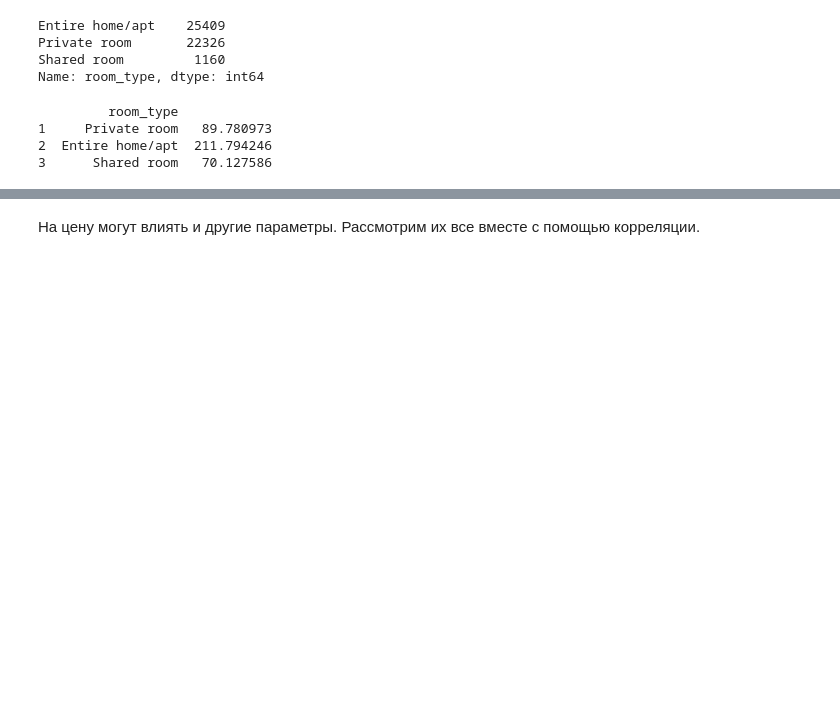
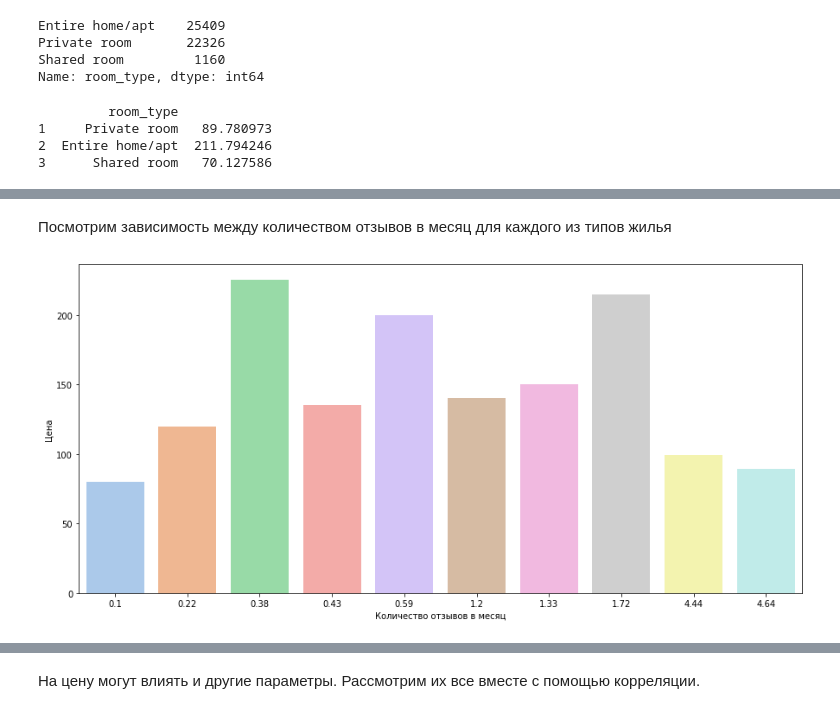
Before and after one commit to mimasliakova/Airbnb-analysis, a Jupyter notebook: Airbnb dataset analysis.ipynb, the cells around one changed output, grey strips where cells are left out. Saved outputs shown, nothing was run; the diff lists cells and outputs as text; code cells hidden in the pictures; blank space fills up the shorter version.

```diff
--- a/Airbnb dataset analysis.ipynb
+++ b/Airbnb dataset analysis.ipynb
@@ -116,0 +137,12 @@ print(df)
+# %% [markdown]
+Посмотрим зависимость между количеством отзывов в месяц для каждого из типов жилья
+# %%
+#построение столбачтой диаграммы
+plt.figure(figsize=(15, 7))
+sns.barplot(x='reviews_per_month', y='price', data=eh.head(10),
+            palette = 'pastel')
+plt.xlabel('Количество отзывов в месяц')
+plt.ylabel('Цена')
+plt.show()
+# %% [output]
+[figure, added]
```
Also changed, not shown: parts of 27 cells of this notebook.
